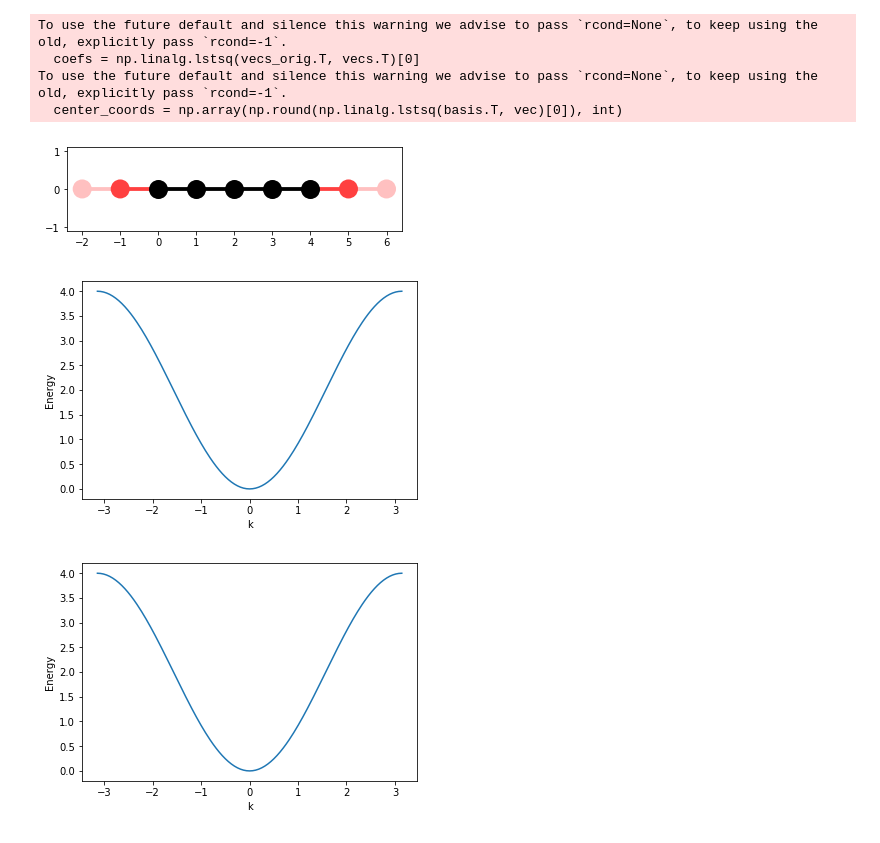
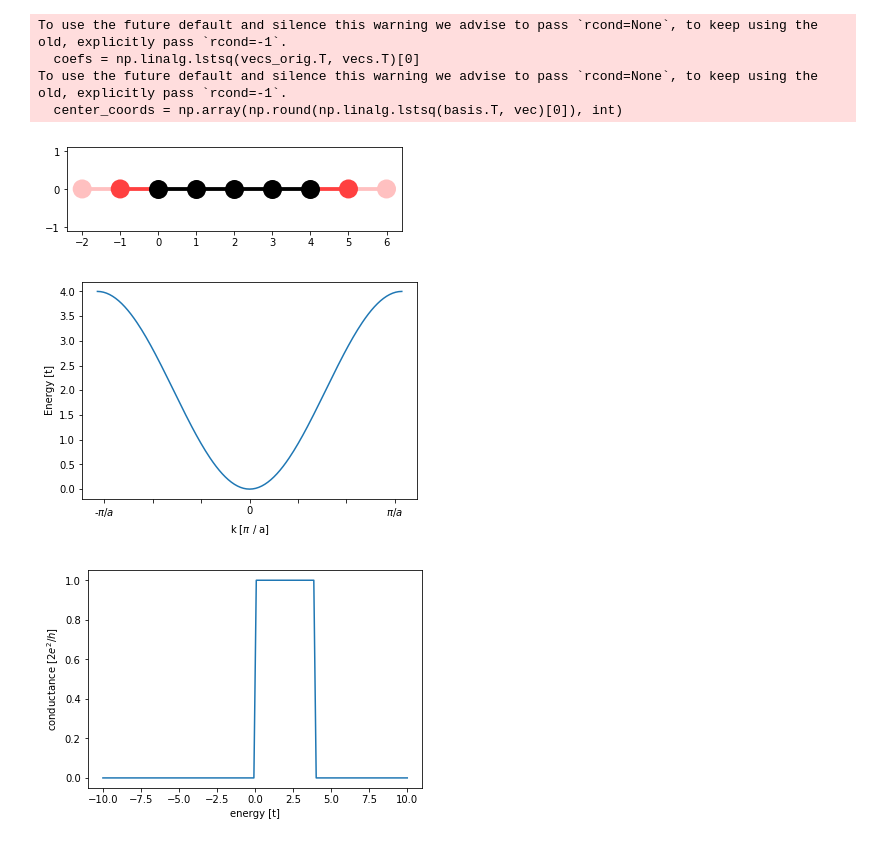
Before and after one commit to CLEANit/QuantumTransduction, a Jupyter notebook: kwantTutorial/1dChain/1d_chain.ipynb, the cells around one changed output. Cells and saved outputs as stored; diff of their text form; code cells hidden in the pictures.

```diff
--- a/kwantTutorial/1dChain/1d_chain.ipynb
+++ b/kwantTutorial/1dChain/1d_chain.ipynb
@@ -96,7 +155,7 @@ import numpy as np
 def make_system(a=1, t=1.0, L=5):
     # Start with an empty tight-binding system and a single square lattice.
     # `a` is the lattice constant (by default set to 1 for simplicity.
-    lat = kwant.lattice.chain(a)
+    lat = kwant.lattice.chain(a, norbs=1)
 
     syst = kwant.Builder()
 
@@ -113,31 +172,42 @@ def make_system(a=1, t=1.0, L=5):
 
     return syst
 # %%
+def conductance(syst, energies):
+    data = []
+    for energy in energies:
+        smatrix = kwant.smatrix(syst, energy)
+        data.append(smatrix.transmission(0, 1))
+    return data
+
 def plot_conductance(syst, energies): # Compute conductance
     data = []
     for energy in energies:
         smatrix = kwant.smatrix(syst, energy)
         data.append(smatrix.transmission(0, 1))
     pyplot.figure()
     pyplot.plot(energies, data)
     pyplot.xlabel("energy [t]")
-    pyplot.ylabel("conductance [$e^2/h$]")
+    pyplot.ylabel("conductance [$2e^2/h$]")
     pyplot.show()
+    return data
 
 syst = make_system()
 # Check that the system looks as intended.
 kwant.plot(syst)
 # Finalize the system.
 syst = syst.finalized()
 
-kwant.plotter.bands(syst.leads[0], momenta=np.linspace(-np.pi, np.pi, 201))
+kwant.plotter.bands(syst.leads[0], momenta=np.linspace(-np.pi,  np.pi, 201), show=False)
+pyplot.xlabel('k [$\pi$ / a]')
+pyplot.ylabel('Energy [t]')
+pyplot.xticks(range(-3,4), ['-$\pi / a$', '', '', 0, '', '', '$\pi / a$'])
 # We should see conductance steps.
-# plot_conductance(syst, energies=np.linspace(-10,10,128))
+cond = plot_conductance(syst, energies=np.linspace(-10,10,128))
 # %% [output]
 To use the future default and silence this warning we advise to pass `rcond=None`, to keep using the old, explicitly pass `rcond=-1`.
   coefs = np.linalg.lstsq(vecs_orig.T, vecs.T)[0]
 To use the future default and silence this warning we advise to pass `rcond=None`, to keep using the old, explicitly pass `rcond=-1`.
   center_coords = np.array(np.round(np.linalg.lstsq(basis.T, vec)[0]), int)
 [figure]
-[figure, old version]
+[figure, new version]
-[figure, old version]
+[figure, new version]
```
Also changed, not shown: parts of 7 cells of this notebook, 16 other files.
